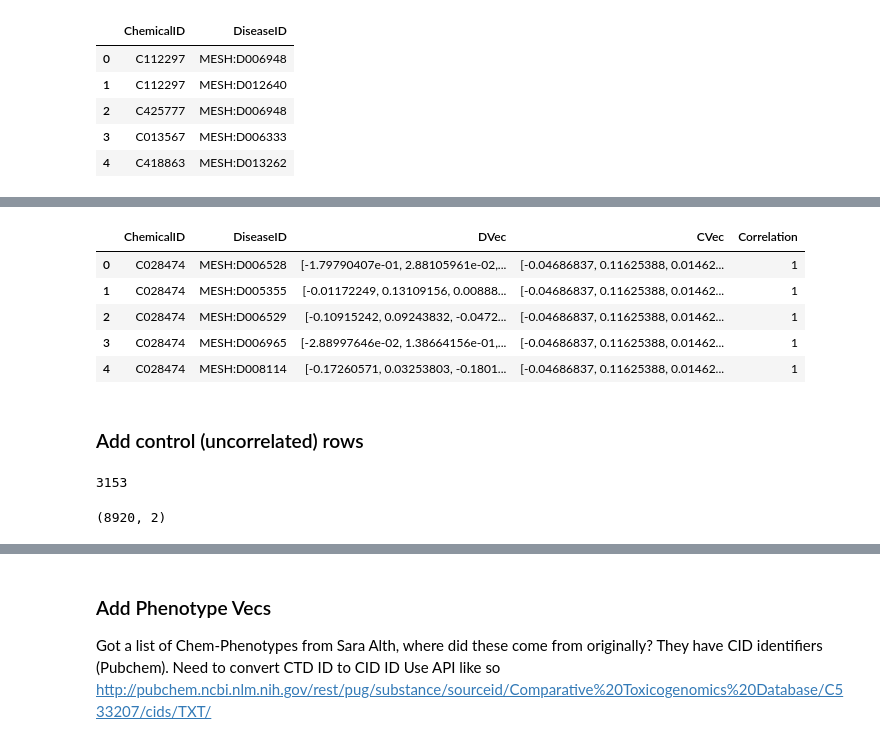
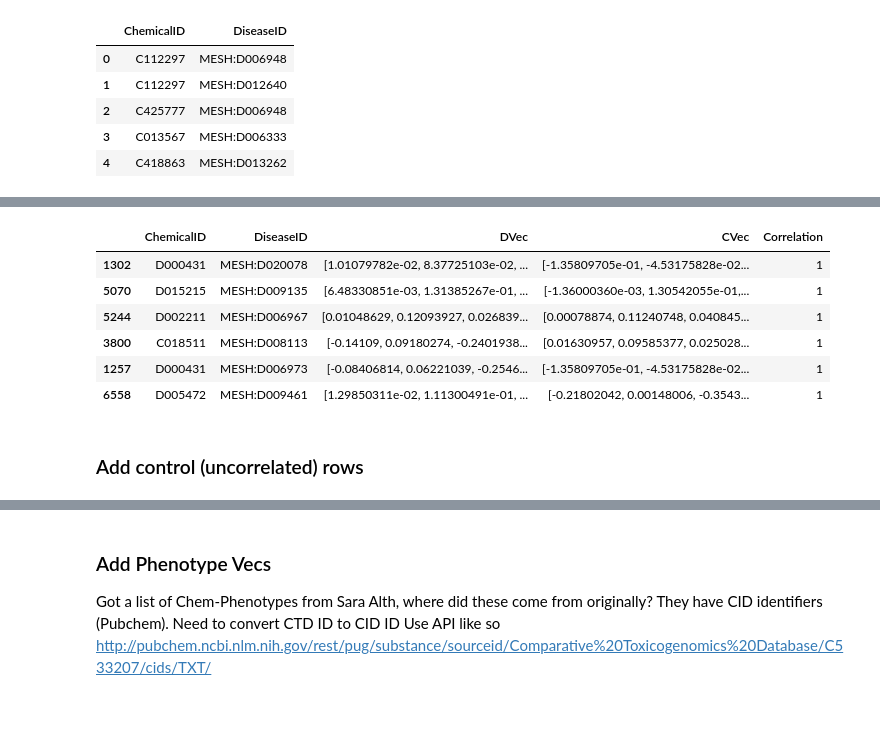
Before and after one commit to colemai/msc-thesis, a Jupyter notebook: opa/opa-nn.ipynb, the cells around one changed output, grey strips where cells are left out. Cells and saved outputs as stored; diff of their text form; code cells hidden in the pictures; blank space fills up the shorter version.

```diff
--- a/opa/opa-nn.ipynb
+++ b/opa/opa-nn.ipynb
@@ -101,12 +125,3 @@ df1 = pd.merge(chem_dis, df_d, on='DiseaseID')
 df1 = pd.merge(df1, df_c, on='ChemicalID')
 
 df1['Correlation'] = 1 # currently only have correlated in there
-# %%
-df1.head()
-# %% [output]
-|  | ChemicalID | DiseaseID | DVec | CVec | Correlation |
-| 0 | C028474 | MESH:D006528 | [-1.79790407e-01, 2.88105961e-02,... | [-0.04686837, 0.11625388, 0.01462... | 1 |
-| 1 | C028474 | MESH:D005355 | [-0.01172249, 0.13109156, 0.00888... | [-0.04686837, 0.11625388, 0.01462... | 1 |
-| 2 | C028474 | MESH:D006529 | [-0.10915242, 0.09243832, -0.0472... | [-0.04686837, 0.11625388, 0.01462... | 1 |
-| 3 | C028474 | MESH:D006965 | [-2.88997646e-02, 1.38664156e-01,... | [-0.04686837, 0.11625388, 0.01462... | 1 |
-| 4 | C028474 | MESH:D008114 | [-0.17260571, 0.03253803, -0.1801... | [-0.04686837, 0.11625388, 0.01462... | 1 |
@@ -113,10 +137,13 @@ df1.head()
+# %%
+# del df1['index']
+df1.sample(6)
+# %% [output]
+|  | ChemicalID | DiseaseID | DVec | CVec | Correlation |
+| 1302 | D000431 | MESH:D020078 | [1.01079782e-02, 8.37725103e-02, ... | [-1.35809705e-01, -4.53175828e-02... | 1 |
+| 5070 | D015215 | MESH:D009135 | [6.48330851e-03, 1.31385267e-01, ... | [-1.36000360e-03, 1.30542055e-01,... | 1 |
+| 5244 | D002211 | MESH:D006967 | [0.01048629, 0.12093927, 0.026839... | [0.00078874, 0.11240748, 0.040845... | 1 |
+| 3800 | C018511 | MESH:D008113 | [-0.14109, 0.09180274, -0.2401938... | [0.01630957, 0.09585377, 0.025028... | 1 |
+| 1257 | D000431 | MESH:D006973 | [-0.08406814, 0.06221039, -0.2546... | [-1.35809705e-01, -4.53175828e-02... | 1 |
+| 6558 | D005472 | MESH:D009461 | [1.29850311e-02, 1.11300491e-01, ... | [-0.21802042, 0.00148006, -0.3543... | 1 |
 # %% [markdown]
 ### Add control (uncorrelated) rows
-# %%
-len(id_list)
-# %% [output]
-3153
-# %%
-chem_dis.shape
-# %% [output]
-(8920, 2)
```
Also changed, not shown: parts of 107 cells of this notebook, 4 other files.
